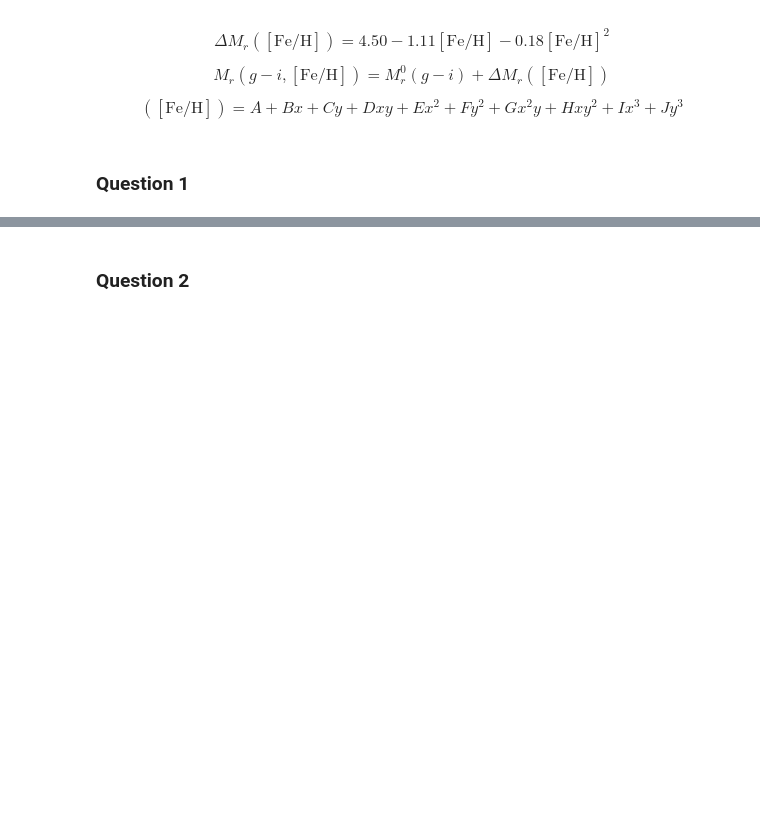
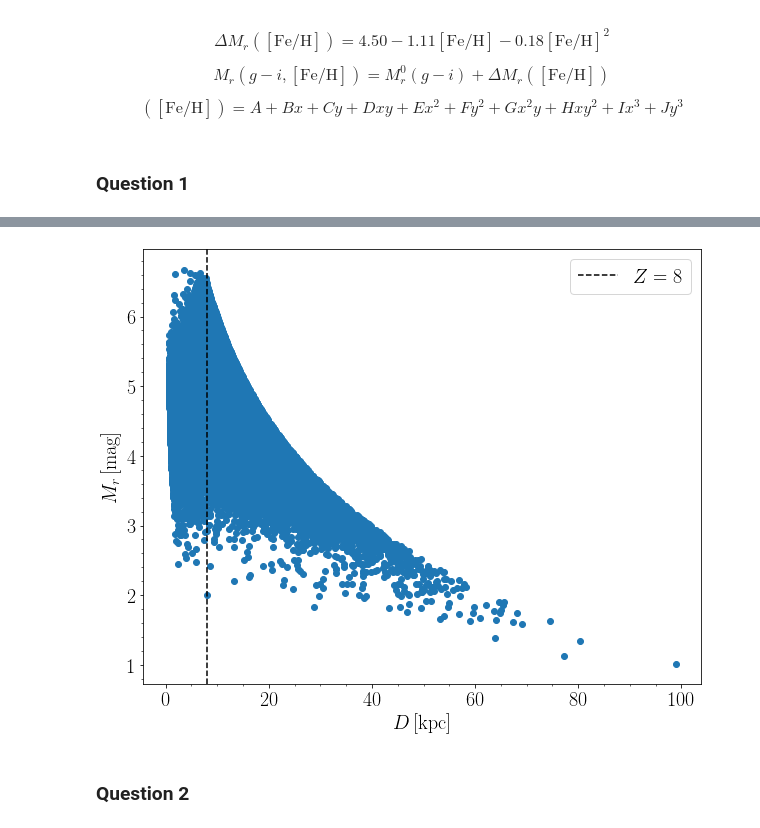
Before and after one commit to jbirky/astr-511-w21, a Jupyter notebook: homeworks/solution1.ipynb, the cells around one changed output, grey strips where cells are left out. Drawn from its saved outputs; the diff is of its cells as text; code cells hidden in the pictures; blank space fills up the shorter version.

```diff
--- a/homeworks/solution1.ipynb
+++ b/homeworks/solution1.ipynb
@@ -90,3 +88,19 @@ len(df)
+# %%
+# Apply g-r color cut
+gr_bin = [0.2, 0.4]
+sel = df[df['g_r'] < gr_bin[1]][df['g_r'] > gr_bin[0]]
+
+plt.figure(figsize=[10,8])
+plt.scatter(sel['D'], sel['M_r'])
+plt.ylabel(r'$M_r \, \rm [mag]$', fontsize=20)
+plt.xlabel(r'$D \, \rm [kpc]$', fontsize=20)
+plt.axvline(x=8, color='k', linestyle='--', label=r'$Z=8$')
+plt.legend(fontsize=20)
+plt.minorticks_on()
+# plt.xscale('log')
+plt.show()
+# %% [output]
+[figure, added]
 # %% [markdown]
 ### Question 2
 # %%
```
Also changed, not shown: parts of 18 cells of this notebook.
